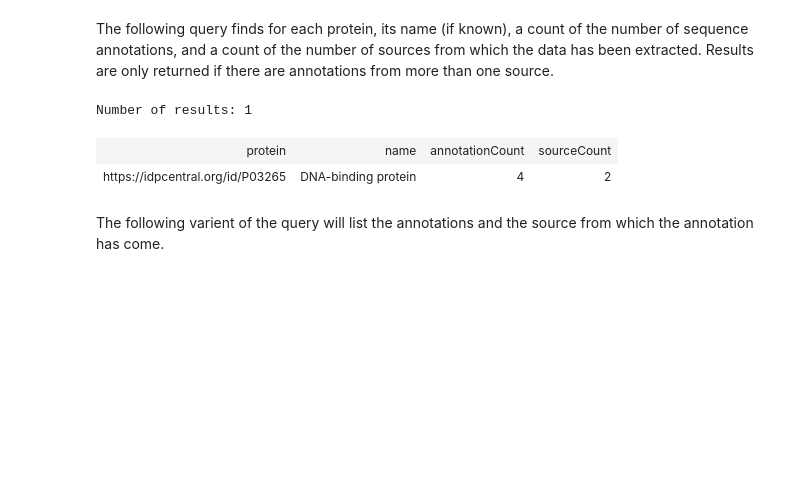
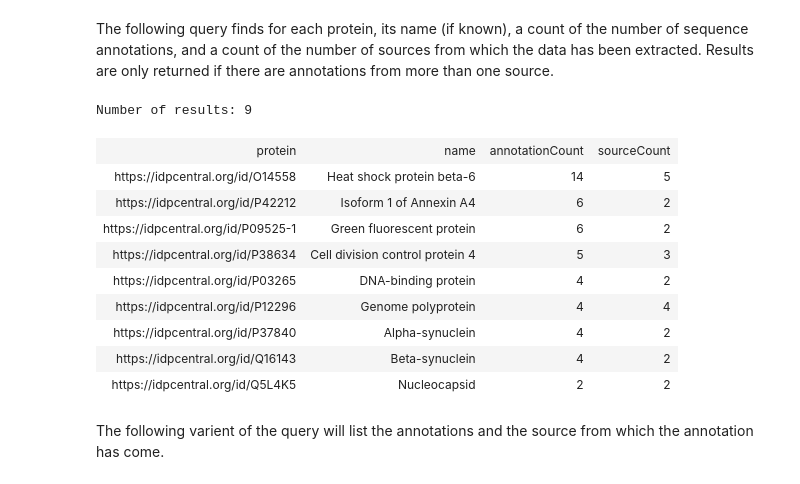
Before and after one commit to ivanmicetic/IDP-KG, a Jupyter notebook: notebooks/AnalysisQueries.ipynb, the cells around one changed output. Drawn from its saved outputs; the diff is of its cells as text; code cells hidden in the pictures; blank space fills up the shorter version.

```diff
--- a/notebooks/AnalysisQueries.ipynb
+++ b/notebooks/AnalysisQueries.ipynb
@@ -41,21 +51,20 @@ from rdflib import ConjunctiveGraph
 The following function takes the results of a `SPARQL SELECT` query and displays them using a HTML table for human viewing.
 # %%
 def displayResults(queryResult):
-    from IPython.core.display import display, HTML
-    HTMLResult = '<p>Number of results: ' + str(len(queryResult)) + '</p>'
+    HTMLResult = '<p>Number of results: ' + str(len(queryResult['results']['bindings'])) + '</p>'
     HTMLResult = HTMLResult + '<table><tr style="color:white;background-color:#43BFC7;font-weight:bold">'
     # print variable names and build header:
-    for varName in queryResult.vars:
+    for varName in queryResult['head']['vars']:
         HTMLResult = HTMLResult + '<td>' + varName + '</td>'
     HTMLResult = HTMLResult + '</tr>'
 
     # print values from each row and build table of results
-    for row in queryResult:
+    for row in queryResult['results']['bindings']:
         HTMLResult = HTMLResult + '<tr>'
         for column in row:
             #print("COLUMN:", column)
             if column != "":
-                HTMLResult = HTMLResult + '<td>' +  str(column) + '</td>'
+                HTMLResult = HTMLResult + '<td>' +  str(row[column]['value']) + '</td>'
             else:
                 HTMLResult = HTMLResult + '<td>' + "N/A"+ '</td>'
         HTMLResult = HTMLResult + '</tr>'
@@ -868,38 +1057,48 @@ As sources such as PED can have the same protein detailed on multiple pages, it
 # %% [markdown]
 The following query finds for each protein, its name (if known), a count of the number of sequence annotations, and a count of the number of sources from which the data has been extracted. Results are only returned if there are annotations from more than one source.
 # %%
-displayResults(idpKG.query("""
+logging.info(' Proteins with Annotations in Multiple Pages - Query Started.')
+displayResults(query_idpkg("""
 PREFIX pav: <http://purl.org/pav/>
 PREFIX schema: <https://schema.org/>
 SELECT ?protein (SAMPLE(?proteinName) AS ?name) (COUNT(distinct ?annotation) AS ?annotationCount) (COUNT(distinct ?source) AS ?sourceCount)
 WHERE {
     {
         SELECT DISTINCT ?protein ?proteinName
         WHERE {
 		    GRAPH ?g {
         		?protein a schema:Protein .
 		        OPTIONAL {?protein schema:name ?proteinName .}
 		    }
         }
     }
     {
 	    SELECT ?annotation ?source ?protein
     	WHERE {
         	GRAPH ?g {
             	?protein schema:hasSequenceAnnotation ?annotation
 	        }
     	    ?g pav:retrievedFrom ?source .
 	    }
     }
 }
 GROUP BY ?protein
 HAVING (COUNT(distinct ?source) > 1)
 ORDER BY DESC(?annotationCount)
-"""))
+""", opt))
+logging.info('Query Completed.')
 # %% [output]
-Number of results: 1
+Number of results: 9
 | protein | name | annotationCount | sourceCount |
+| https://idpcentral.org/id/O14558 | Heat shock protein beta-6 | 14 | 5 |
+| https://idpcentral.org/id/P42212 | Isoform 1 of Annexin A4 | 6 | 2 |
+| https://idpcentral.org/id/P09525-1 | Green fluorescent protein | 6 | 2 |
+| https://idpcentral.org/id/P38634 | Cell division control protein 4 | 5 | 3 |
 | https://idpcentral.org/id/P03265 | DNA-binding protein | 4 | 2 |
+| https://idpcentral.org/id/P12296 | Genome polyprotein | 4 | 4 |
+| https://idpcentral.org/id/P37840 | Alpha-synuclein | 4 | 2 |
+| https://idpcentral.org/id/Q16143 | Beta-synuclein | 4 | 2 |
+| https://idpcentral.org/id/Q5L4K5 | Nucleocapsid | 2 | 2 |
 # %% [markdown]
 The following varient of the query will list the annotations and the source from which the annotation has come.
 # %%
```
Also changed, not shown: parts of 34 cells of this notebook.
